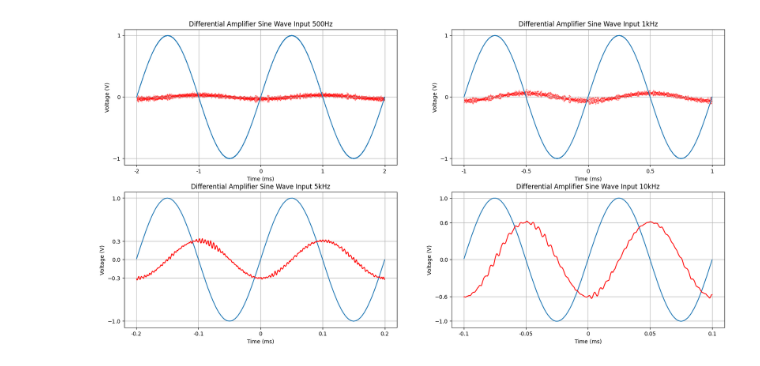
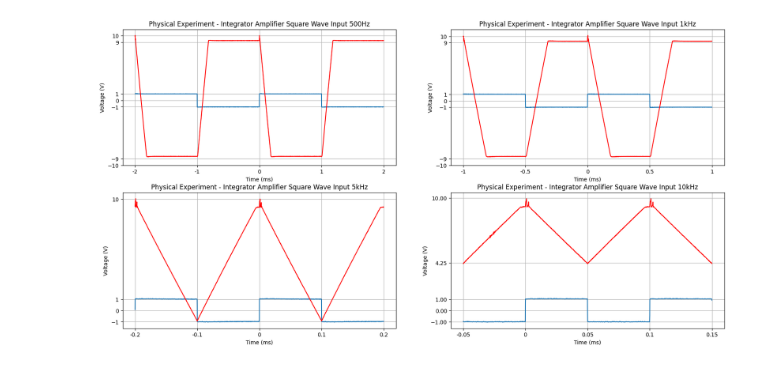
Before and after one commit to DanNguyenN/CE3202-Fundamentals, a Jupyter notebook: Lab7/inlab.ipynb, the cells around one changed output. Cells and saved outputs as stored; diff of their text form; code cells hidden in the pictures.

```diff
--- a/Lab7/inlab.ipynb
+++ b/Lab7/inlab.ipynb
@@ -100,11 +287,11 @@ plt.grid()
 # %%
-df500 = pd.read_csv(".\inlab\differential\sine\differential500.csv", skiprows=19, encoding="latin1")
+df500 = pd.read_csv(".\inlab\intergrator\\triangle\IntegralTriangle500.csv", skiprows=24, encoding="latin1")
 df500.columns = ["time", "inputV", "outputV"]
-df1k = pd.read_csv(".\inlab\differential\sine\differential1k.csv", skiprows=19, encoding="latin1")
+df1k = pd.read_csv(".\inlab\intergrator\\triangle\IntegralTriangle1k.csv", skiprows=24, encoding="latin1")
 df1k.columns = ["time", "inputV", "outputV"]
-df5k = pd.read_csv(".\inlab\differential\sine\differential5k.csv", skiprows=19, encoding="latin1")
+df5k = pd.read_csv(".\inlab\intergrator\\triangle\IntegralTriangle5k.csv", skiprows=24, encoding="latin1")
 df5k.columns = ["time", "inputV", "outputV"]
-df10k = pd.read_csv(".\inlab\differential\sine\differential10k.csv", skiprows=19, encoding="latin1")
+df10k = pd.read_csv(".\inlab\intergrator\\triangle\IntegralTriangle10k.csv", skiprows=24, encoding="latin1")
 df10k.columns = ["time", "inputV", "outputV"]
 
 differentialSineDataset = [df500, df1k, df5k, df10k]
@@ -115,45 +302,45 @@ plt.figure(figsize=(20,10))
 plt.subplot(2,2,1)
 df500 = df500[(df500["time"] > -1/500) & (df500["time"] < 1/500 )]
 plt.plot(df500["time"], df500["inputV"], label="input")
-plt.scatter(df500["time"], df500["outputV"], label="output", s=0.05, c="r")
+plt.plot(df500["time"], df500["outputV"], label="output", c="r")
 plt.xticks([-1/500,-.5/500, 0, .5/500, 1/500], ["-2", "-1", "0", "1", "2"])
-plt.yticks([-1, 0, 1])
+plt.yticks([-10, -9,-1, 0, 1, 9, 10])
 plt.xlabel("Time (ms)")
 plt.ylabel("Voltage (V)")
-plt.title("Differential Amplifier Sine Wave Input 500Hz")
+plt.title("Physical Experiment - Integrator Amplifier Square Wave Input 500Hz")
 plt.grid()
 
 plt.subplot(2,2,2)
 df1k = df1k[(df1k["time"] > -1/1000) & (df1k["time"] < 1/1000 )]
 plt.plot(df1k["time"], df1k["inputV"], label="input")
-plt.scatter(df1k["time"], df1k["outputV"], label="output", s=0.1, c="r")
+plt.plot(df1k["time"], df1k["outputV"], label="output", c="r")
 plt.xticks([-1/1000,-.5/1000, 0, .5/1000, 1/1000], ["-1", "-0.5", "0", "0.5", "1"])
-plt.yticks([-1, 0, 1])
+plt.yticks([-10, -9,-1, 0, 1, 9, 10])
 plt.xlabel("Time (ms)")
 plt.ylabel("Voltage (V)")
-plt.title("Differential Amplifier Sine Wave Input 1kHz")
+plt.title("Physical Experiment - Integrator Amplifier Square Wave Input 1kHz")
 plt.grid()
 
 plt.subplot(2,2,3)
 df5k = df5k[(df5k["time"] > -1/5000) & (df5k["time"] < 1/5000 )]
 plt.plot(df5k["time"], df5k["inputV"], label="input")
 plt.plot(df5k["time"], df5k["outputV"], label="output", c="r")
 plt.xticks([-1/5000,-.5/5000, 0, .5/5000, 1/5000], ["-0.2", "-0.1", "0", "0.1", "0.2"])
-plt.yticks([-1, -.3, 0, .3, 1])
+plt.yticks([-1, 0, 1, 10])
 plt.xlabel("Time (ms)")
 plt.ylabel("Voltage (V)")
-plt.title("Differential Amplifier Sine Wave Input 5kHz")
+plt.title("Physical Experiment - Integrator Amplifier Square Wave Input 5kHz")
 plt.grid()
 
 plt.subplot(2,2,4)
-df10k = df10k[(df10k["time"] > -1/10000) & (df10k["time"] < 1/10000 )]
+df10k = df10k[(df10k["time"] > -.5/10000) & (df10k["time"] < 1.5/10000 )]
 plt.plot(df10k["time"], df10k["inputV"], label="input")
 plt.plot(df10k["time"], df10k["outputV"], label="output", c="r")
-plt.xticks([-1/10000,-.5/10000, 0, .5/10000, 1/10000], ["-0.1", "-0.05", "0", "0.05", "0.1"])
-plt.yticks([-1,-.6, 0, .6, 1])
+plt.xticks([-.5/10000, 0, .5/10000, 1/10000, 1.5/10000], ["-0.05", "0", "0.05", "0.1", "0.15"])
+plt.yticks([-1, 0, 1, 4.25,10])
 plt.xlabel("Time (ms)")
 plt.ylabel("Voltage (V)")
-plt.title("Differential Amplifier Sine Wave Input 10kHz")
+plt.title("Physical Experiment - Integrator Amplifier Square Wave Input 10kHz")
 plt.grid()
 # %% [output]
-[figure, old version]
+[figure, new version]
```
Also changed, not shown: parts of 10 cells of this notebook, 2 other files.
